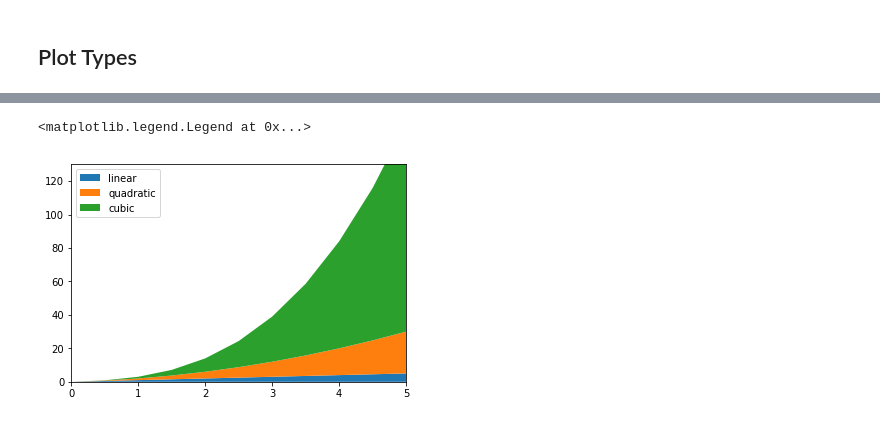
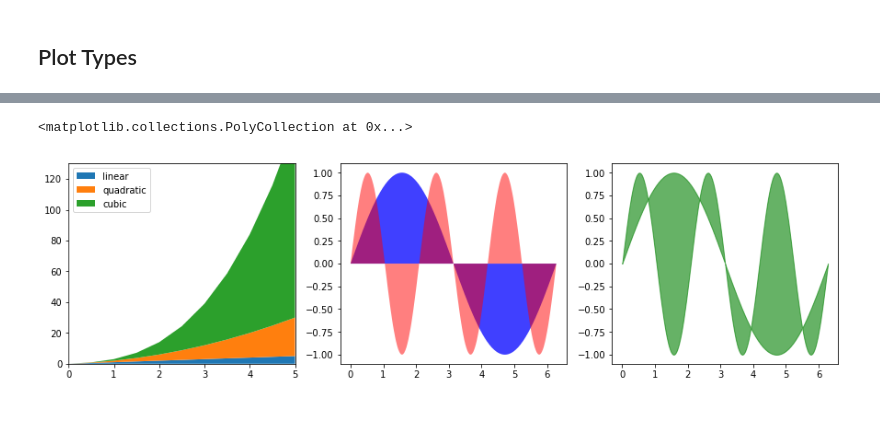
Before and after one commit to ashish-rane/MachineLearning, a Jupyter notebook: Matplotlib/Matplotlib_Plot_types.ipynb, the cells around one changed output, grey strips where cells are left out. Saved outputs shown, nothing was run; the diff lists cells and outputs as text; code cells hidden in the pictures.

```diff
--- a/Matplotlib/Matplotlib_Plot_types.ipynb
+++ b/Matplotlib/Matplotlib_Plot_types.ipynb
@@ -32,11 +56,22 @@ axes.hist(sample, bins=10, normed=True, lw='1', edgecolor ='w', color= 'r', alph
 # %%
 # Area plot
-fig, axes = pp.subplots()
+fig, axes = pp.subplots(nrows=1, ncols=3, figsize=(15,4))
+(axes1,axes2, axes3) = axes.flatten()
 x = np.linspace(0, 5, 11)
-axes.stackplot(x, x, x**2, x**3 , labels=('linear', 'quadratic', 'cubic'), cmap='coolwarm')
-axes.set_xbound(0,5)
-axes.set_ybound(0, 130)
-axes.legend(loc='upper left')
+axes1.stackplot(x, x, x**2, x**3 , labels=('linear', 'quadratic', 'cubic'), cmap='coolwarm')
+axes1.set_xbound(0,5)
+axes1.set_ybound(0, 130)
+axes1.legend(loc='upper left')
+
+# Alernate way
+x = np.linspace(0,2 * np.pi, 200) # split 0 to 360 degrees into 200 parts
+y1 = np.sin(x)
+y2 = np.sin(x * 3)
+axes2.fill(x, y1, 'b', alpha=0.75)
+axes2.fill(x, y2, 'r', alpha=0.5)
+
+# fill between
+axes3.fill_between(x, y1, y2,  color ='g', alpha=0.6)
 # %% [output]
-<matplotlib.legend.Legend at 0x...>
+<matplotlib.collections.PolyCollection at 0x...>
-[figure, old version]
+[figure, new version]
```
Also changed, not shown: parts of 11 cells of this notebook, 1 other file.
